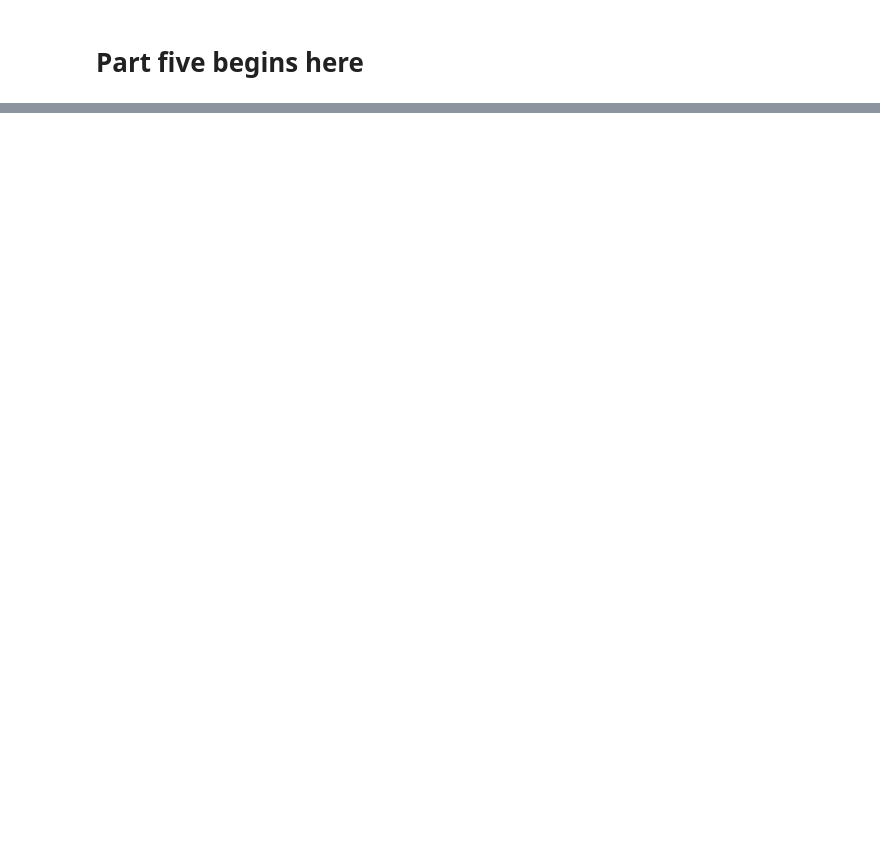
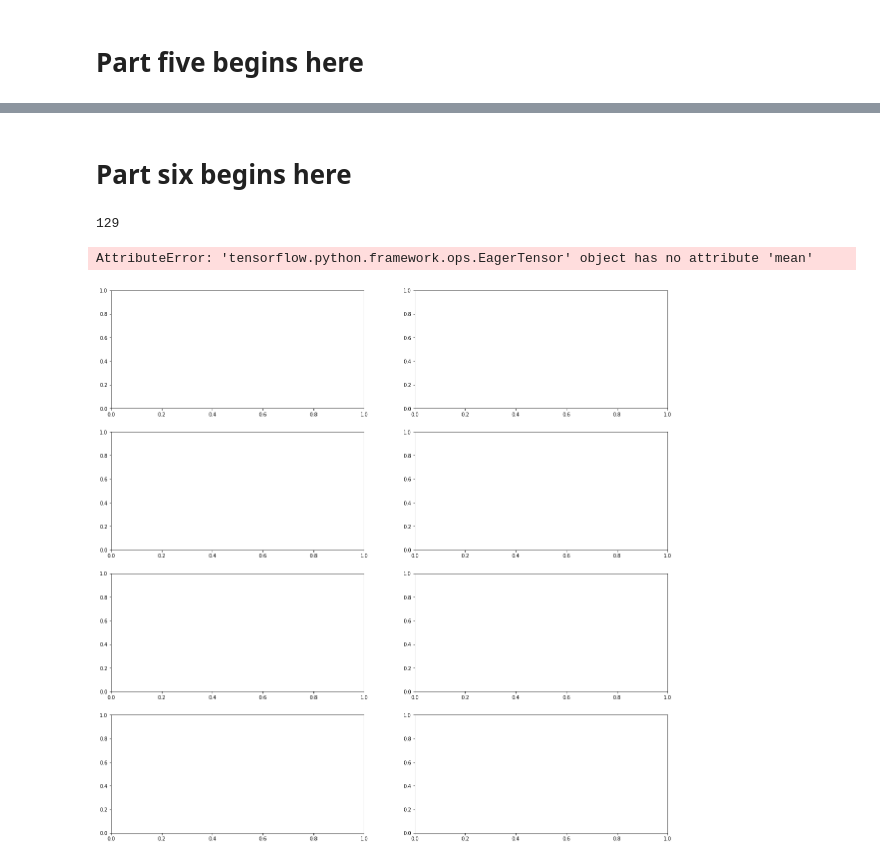
Before and after one commit to JeffRisberg/TensorFlowProbability, a Jupyter notebook: example02.ipynb, the cells around one changed output, grey strips where cells are left out. Saved outputs shown, nothing was run; the diff lists cells and outputs as text; code cells hidden in the pictures; blank space fills up the shorter version.

```diff
--- a/example02.ipynb
+++ b/example02.ipynb
@@ -297,0 +324,24 @@ Epoch 40/40
+# %% [markdown]
+# Part six begins here
+# %%
+fig, axs = plt.subplots(4, 2, figsize=(20, 20))
+
+for i in range(4):
+    index = rng.integers(low=0, high=num_images)
+    print(index)
+    image = dataset_images[index]
+    image_plus = tf.expand_dims(image, axis=0)
+    normalized_image = tf.cast(image_plus, tf.float32) / 255.
+    result = vae(normalized_image)
+    print(result)
+
+    axs[i, 0].imshow(image)
+    axs[i, 0].axis('off')
+    axs[i, 1].imshow(result)
+    #axs[i, 1].axis('off')
+
+plt.show()
+# %% [output]
+129
+AttributeError: 'tensorflow.python.framework.ops.EagerTensor' object has no attribute 'mean'
+[figure, added]
```
Also changed, not shown: parts of 20 cells of this notebook, 1 other file.
